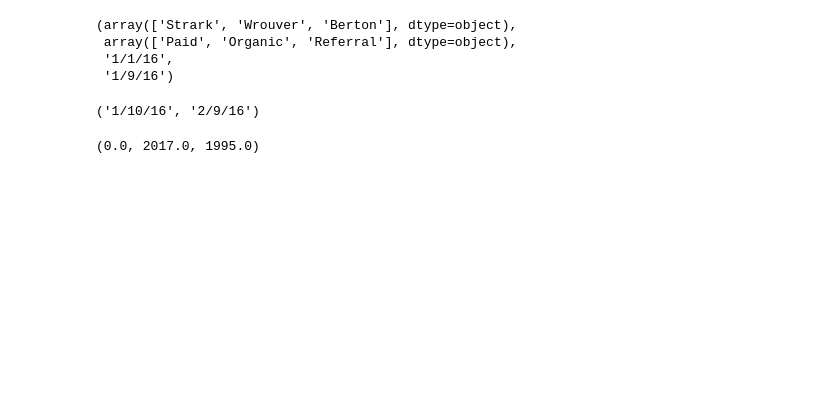
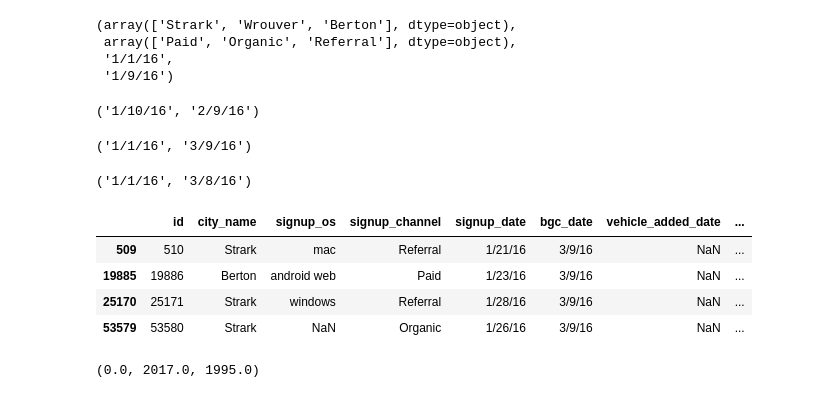
Before and after one commit to kcmeehan/InterviewQuery, a Jupyter notebook: uber_3/uber_3/takehomefile.ipynb, the cells around one changed output. Drawn from its saved outputs; the diff is of its cells as text; code cells hidden in the pictures; blank space fills up the shorter version.

```diff
--- a/uber_3/uber_3/takehomefile.ipynb
+++ b/uber_3/uber_3/takehomefile.ipynb
@@ -366,6 +407,22 @@ df.city_name.unique(), df.signup_channel.unique(), min(df.signup_date), max(df.s
 df[~df.first_completed_date.isna()].first_completed_date.min(), df[~df.first_completed_date.isna()].first_completed_date.max()
 # %% [output]
 ('1/10/16', '2/9/16')
+# %%
+df[df.bgc_date.notna()].bgc_date.min(), df[df.bgc_date.notna()].bgc_date.max()
+# %% [output]
+('1/1/16', '3/9/16')
+# %%
+df[df.vehicle_added_date.notna()].vehicle_added_date.min(), df[df.vehicle_added_date.notna()].vehicle_added_date.max()
+# %% [output]
+('1/1/16', '3/8/16')
+# %%
+df[df.bgc_date == '3/9/16']
+# %% [output]
+|  | id | city_name | signup_os | signup_channel | signup_date | bgc_date | vehicle_added_date | ... |
+| 509 | 510 | Strark | mac | Referral | 1/21/16 | 3/9/16 | NaN | ... |
+| 19885 | 19886 | Berton | android web | Paid | 1/23/16 | 3/9/16 | NaN | ... |
+| 25170 | 25171 | Strark | windows | Referral | 1/28/16 | 3/9/16 | NaN | ... |
+| 53579 | 53580 | Strark | NaN | Organic | 1/26/16 | 3/9/16 | NaN | ... |
 # %%
 df.vehicle_year.min(), df.vehicle_year.max(), df[df.vehicle_year > 0].vehicle_year.min()
 # %% [output]
```
Also changed, not shown: parts of 17 cells of this notebook.
